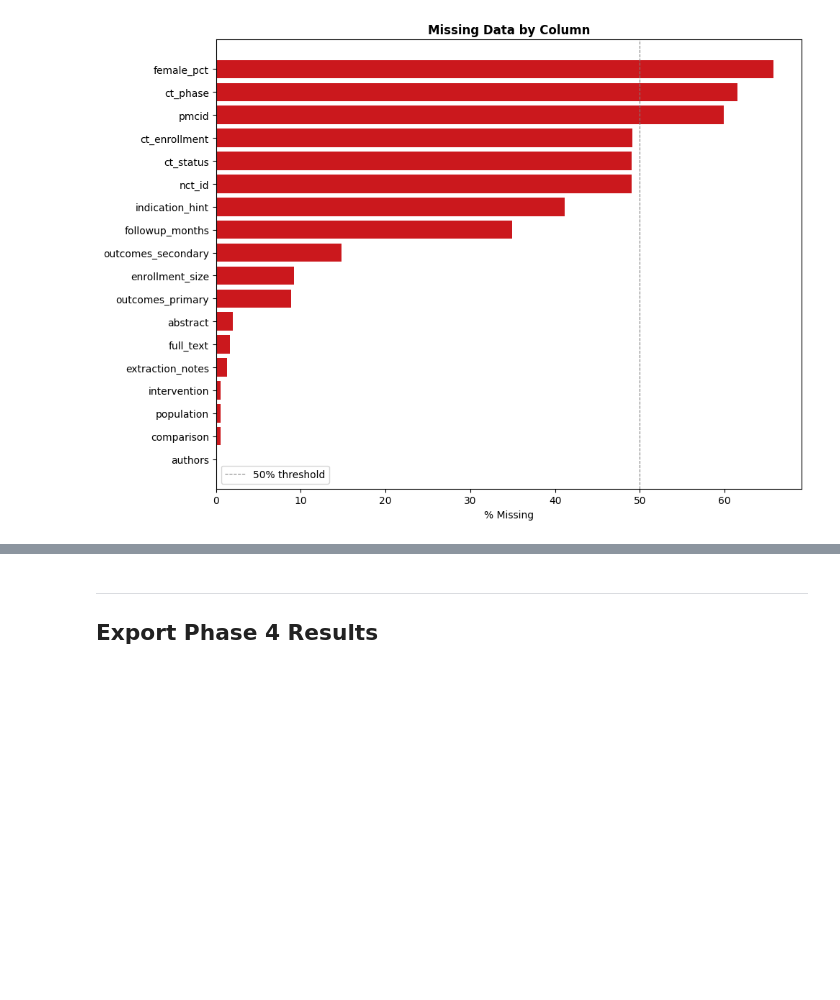
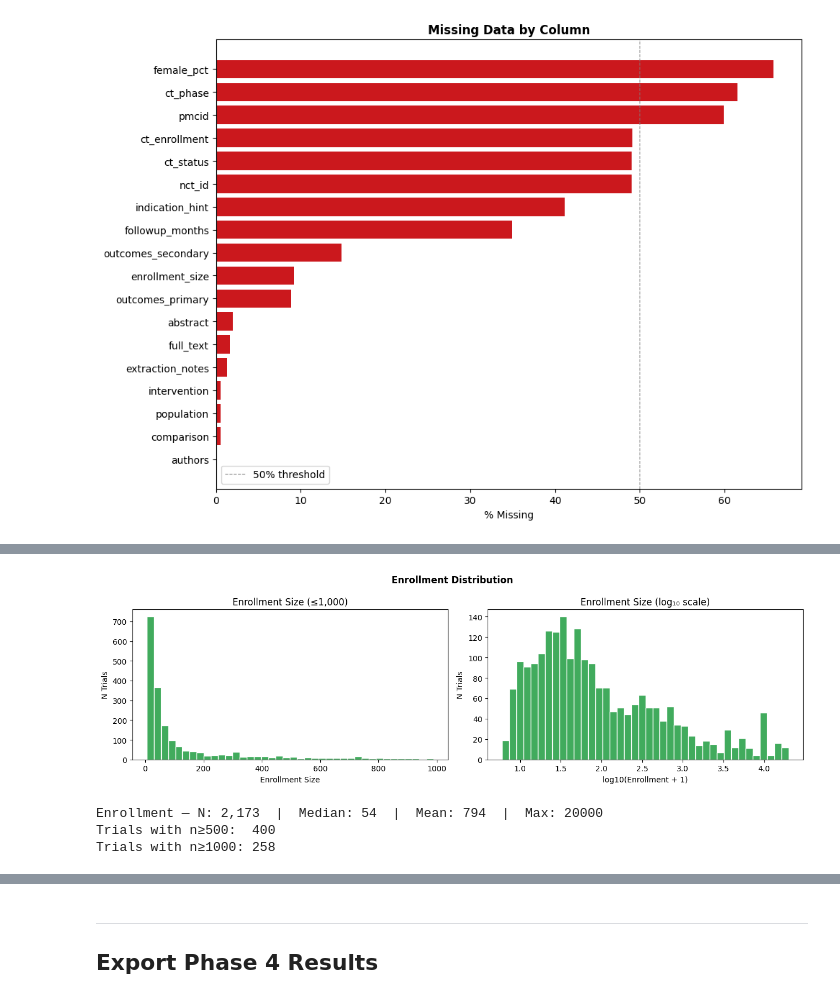
Before and after one commit to manyuanlu/PICOextraction, a Jupyter notebook: phase4_pico_analysis.ipynb, the cells around one changed output, grey strips where cells are left out. Saved outputs shown, nothing was run; the diff lists cells and outputs as text; code cells hidden in the pictures; blank space fills up the shorter version.

Commit message:
Update phase 4 analysis

```diff
--- a/phase4_pico_analysis.ipynb
+++ b/phase4_pico_analysis.ipynb
@@ -865,0 +279,15 @@ plt.show()
+# %%
+# ── Comparator type distribution ──────────────────────────────────────────────
+comp_col = col("comparator_type")
+if comp_col:
+    comp_counts = df[comp_col].value_counts()
+    fig, axes = plt.subplots(1, 2, figsize=(12, 4))
+    axes[0].pie(comp_counts.values, labels=comp_counts.index, autopct="%1.1f%%",
+                colors=["#4292c6", "#fd8d3c", "#74c476", "#9e9e9e"], startangle=90, pctdistance=0.8)
+    axes[0].set_title("Comparator Type Distribution", fontweight="bold")
+    axes[1].barh(comp_counts.index[::-1], comp_counts.values[::-1],
+                 color=["#4292c6", "#fd8d3c", "#74c476", "#9e9e9e"][::-1])
+    axes[1].set_xlabel("N Trials"); axes[1].set_title("Comparator Type Counts", fontweight="bold")
+    for i, v in enumerate(comp_counts.values[::-1]):
+        axes[1].text(v + 3, i, str(v), va="center", fontsize=9)
+    plt.tight_layout(); plt.show()
@@ -865,0 +296,9 @@ plt.show()
+# %%
+# ── Trial phase distribution ──────────────────────────────────────────────────
+if "trial_phase" in df.columns:
+    phase_counts = df["trial_phase"].value_counts()
+    fig, ax = plt.subplots(figsize=(9, 3))
+    phase_counts.plot(kind="bar", ax=ax, color="#756bb1", edgecolor="white")
+    ax.set_title("Trials by Phase", fontweight="bold"); ax.set_ylabel("N Trials")
+    ax.tick_params(axis="x", rotation=30)
+    plt.tight_layout(); plt.show()
@@ -865,0 +307,19 @@ plt.show()
+# %%
+# ── Enrollment size distribution ──────────────────────────────────────────────
+enr_col = col("enrollment")
+if enr_col:
+    enr = df[enr_col].dropna()
+    fig, axes = plt.subplots(1, 2, figsize=(13, 4))
+    axes[0].hist(enr[enr <= 1000], bins=40, color="#41ab5d", edgecolor="white")
+    axes[0].set_title("Enrollment Size (≤1,000)"); axes[0].set_xlabel("Enrollment Size"); axes[0].set_ylabel("N Trials")
+    axes[1].hist(np.log10(enr + 1), bins=40, color="#41ab5d", edgecolor="white")
+    axes[1].set_title("Enrollment Size (log₁₀ scale)"); axes[1].set_xlabel("log10(Enrollment + 1)"); axes[1].set_ylabel("N Trials")
+    plt.suptitle("Enrollment Distribution", fontweight="bold"); plt.tight_layout(); plt.show()
+    print(f"Enrollment — N: {len(enr):,}  |  Median: {enr.median():.0f}  |  Mean: {enr.mean():.0f}  |  Max: {enr.max():.0f}")
+    print(f"Trials with n≥500:  {(enr>=500).sum():,}")
+    print(f"Trials with n≥1000: {(enr>=1000).sum():,}")
+# %% [output]
+[figure, added]
+Enrollment — N: 2,173  |  Median: 54  |  Mean: 794  |  Max: 20000
+Trials with n≥500:  400
+Trials with n≥1000: 258
```
Also changed, not shown: parts of 84 cells of this notebook, 29 other files.
